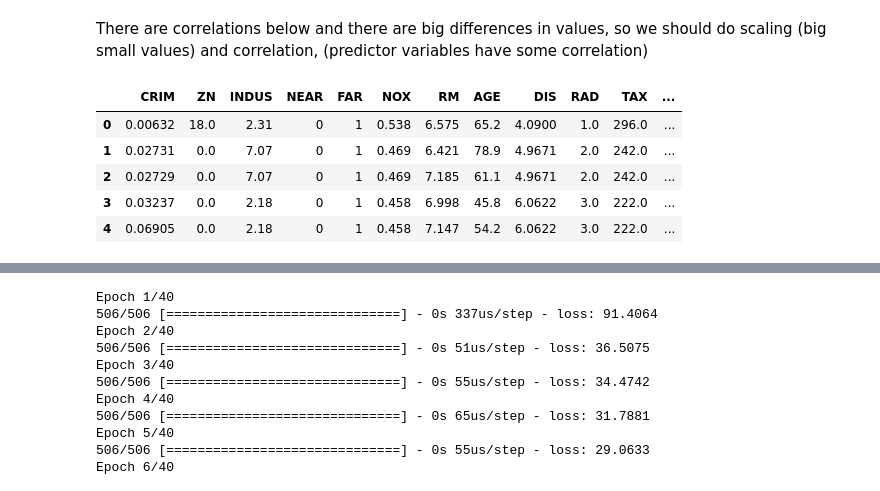
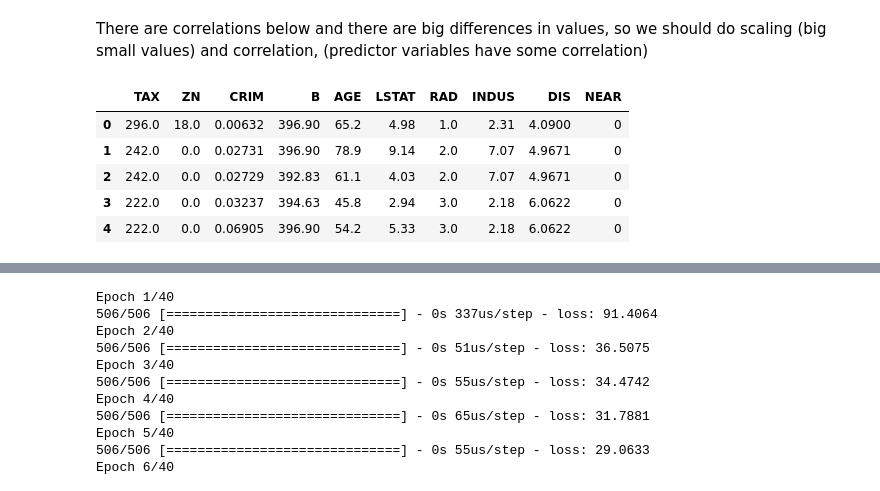
Before and after one commit to dermotkel/machine-learning, a Jupyter notebook: project.ipynb, the cells around one changed output, grey strips where cells are left out. Drawn from its saved outputs; the diff is of its cells as text; code cells hidden in the pictures.

```diff
--- a/project.ipynb
+++ b/project.ipynb
@@ -333,18 +342,18 @@ print(featureScores.nlargest(10,'Score'))  #print 10 best features
 # %%
-inputsNew = bostonDF[['TAX', 'ZN', 'CRIM', 'B', 'AGE', 'LSTAT', 'RAD', 'INDUS']]
+inputsNew = bostonDF[['TAX', 'ZN', 'CRIM', 'B', 'AGE', 'LSTAT', 'RAD', 'INDUS', 'DIS', 'NEAR']]
 # %% [markdown]
 #### Whitening
 # %% [markdown]
 There are correlations below and there are big differences in values, so we should do scaling (big small values) and correlation, (predictor variables have some correlation)
 # %%
-inputs.head()
+inputsNew.head()
 # %% [output]
-|  | CRIM | ZN | INDUS | NEAR | FAR | NOX | RM | AGE | DIS | RAD | TAX | ... |
-| 0 | 0.00632 | 18.0 | 2.31 | 0 | 1 | 0.538 | 6.575 | 65.2 | 4.0900 | 1.0 | 296.0 | ... |
-| 1 | 0.02731 | 0.0 | 7.07 | 0 | 1 | 0.469 | 6.421 | 78.9 | 4.9671 | 2.0 | 242.0 | ... |
-| 2 | 0.02729 | 0.0 | 7.07 | 0 | 1 | 0.469 | 7.185 | 61.1 | 4.9671 | 2.0 | 242.0 | ... |
-| 3 | 0.03237 | 0.0 | 2.18 | 0 | 1 | 0.458 | 6.998 | 45.8 | 6.0622 | 3.0 | 222.0 | ... |
-| 4 | 0.06905 | 0.0 | 2.18 | 0 | 1 | 0.458 | 7.147 | 54.2 | 6.0622 | 3.0 | 222.0 | ... |
+|  | TAX | ZN | CRIM | B | AGE | LSTAT | RAD | INDUS | DIS | NEAR |
+| 0 | 296.0 | 18.0 | 0.00632 | 396.90 | 65.2 | 4.98 | 1.0 | 2.31 | 4.0900 | 0 |
+| 1 | 242.0 | 0.0 | 0.02731 | 396.90 | 78.9 | 9.14 | 2.0 | 7.07 | 4.9671 | 0 |
+| 2 | 242.0 | 0.0 | 0.02729 | 392.83 | 61.1 | 4.03 | 2.0 | 7.07 | 4.9671 | 0 |
+| 3 | 222.0 | 0.0 | 0.03237 | 394.63 | 45.8 | 2.94 | 3.0 | 2.18 | 6.0622 | 0 |
+| 4 | 222.0 | 0.0 | 0.06905 | 396.90 | 54.2 | 5.33 | 3.0 | 2.18 | 6.0622 | 0 |
 # %%
 inputs.corr()
 # %% [output]
```
Also changed, not shown: parts of 9 cells of this notebook.
